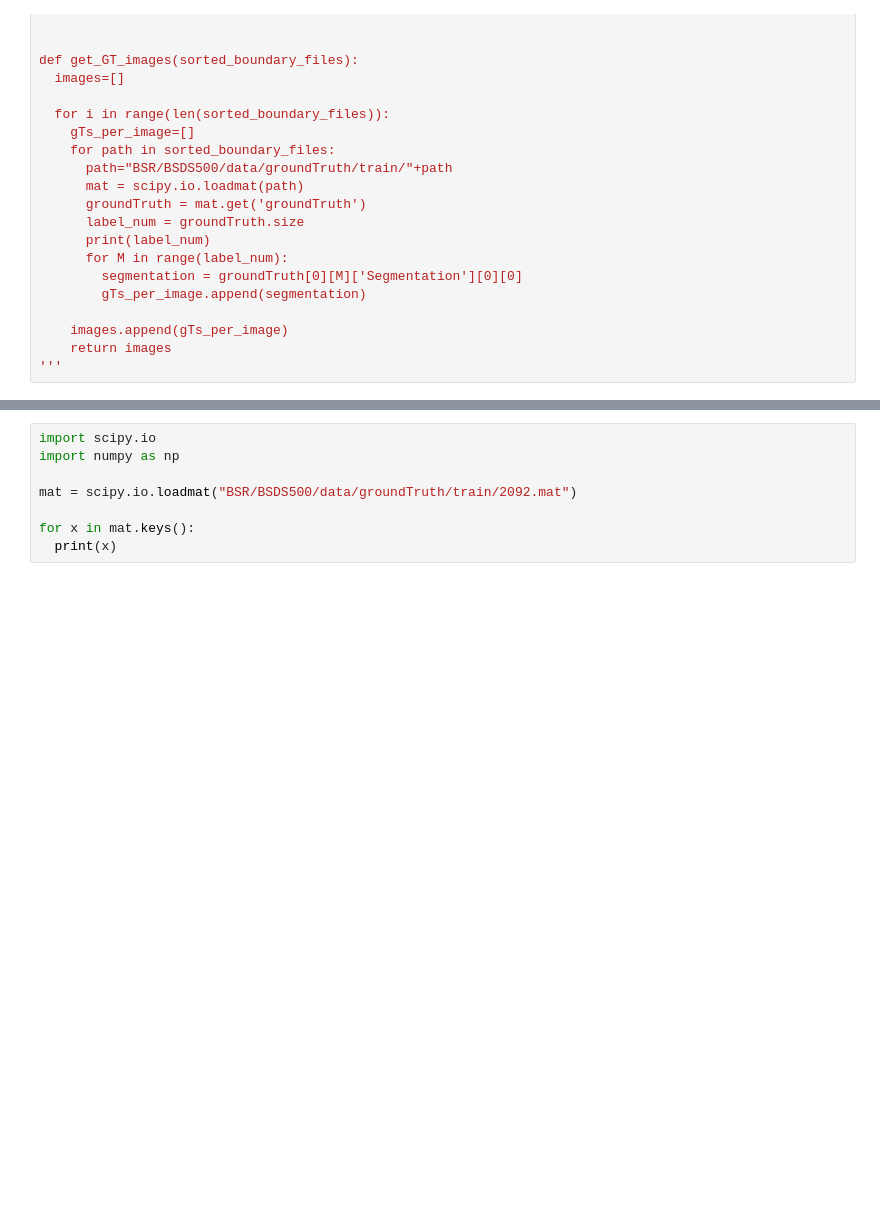
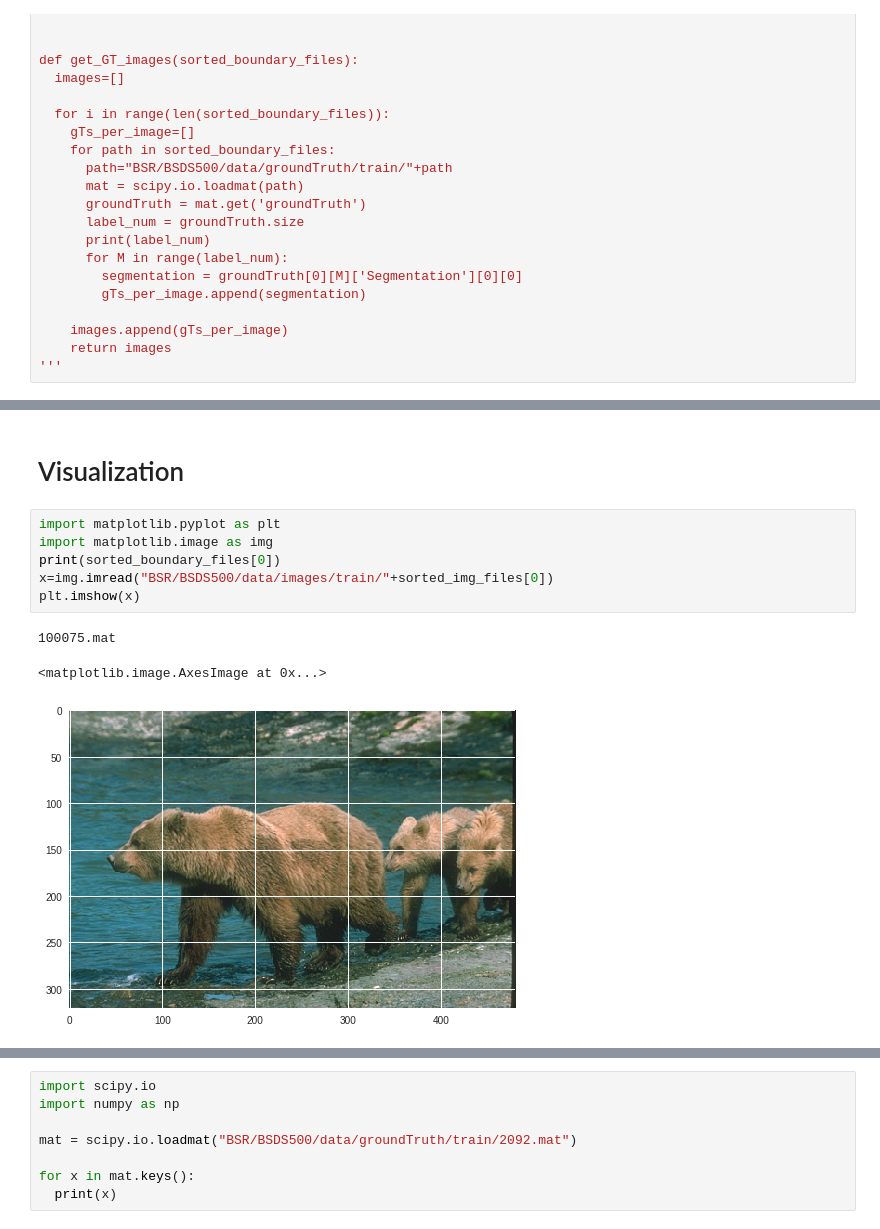
Before and after one commit to karimamd/Image-Segmentation-Clustering-, a Jupyter notebook: Image_Segmentation_(Clustering)_.ipynb, the cells around one changed output, grey strips where cells are left out. Saved outputs shown, nothing was run; the diff lists cells and outputs as text; blank space fills up the shorter version.

Commit message:
did visualization and fixed its errors

```diff
--- a/Image_Segmentation_(Clustering)_.ipynb
+++ b/Image_Segmentation_(Clustering)_.ipynb
@@ -121,0 +142,12 @@ print(len(images))
+# %% [markdown]
+# Visualization
+# %%
+import matplotlib.pyplot as plt
+import matplotlib.image as img
+print(sorted_boundary_files[0])
+x=img.imread("BSR/BSDS500/data/images/train/"+sorted_img_files[0])
+plt.imshow(x)
+# %% [output]
+100075.mat
+<matplotlib.image.AxesImage at 0x...>
+[figure, added]
```
Also changed, not shown: parts of 8 cells of this notebook.
